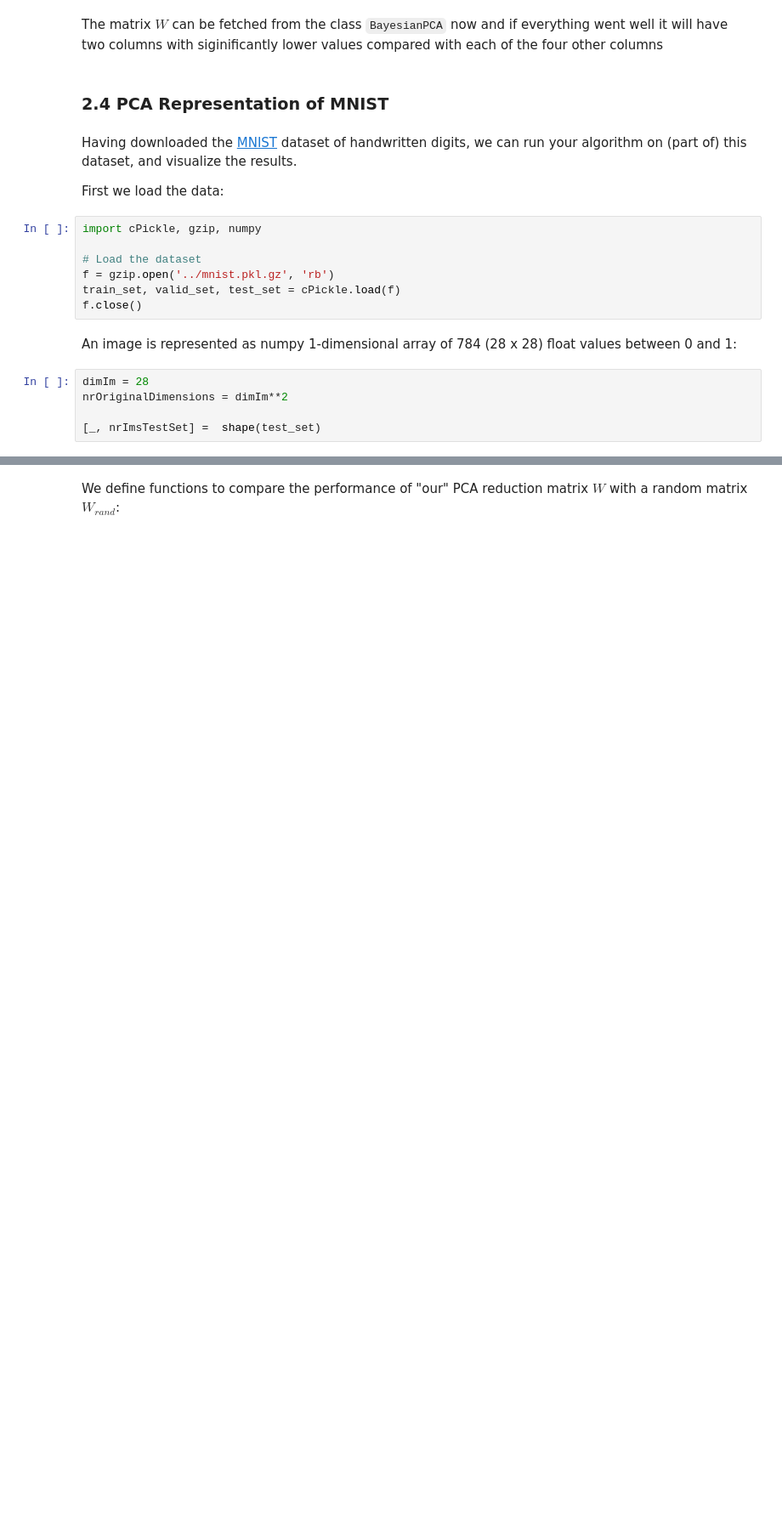
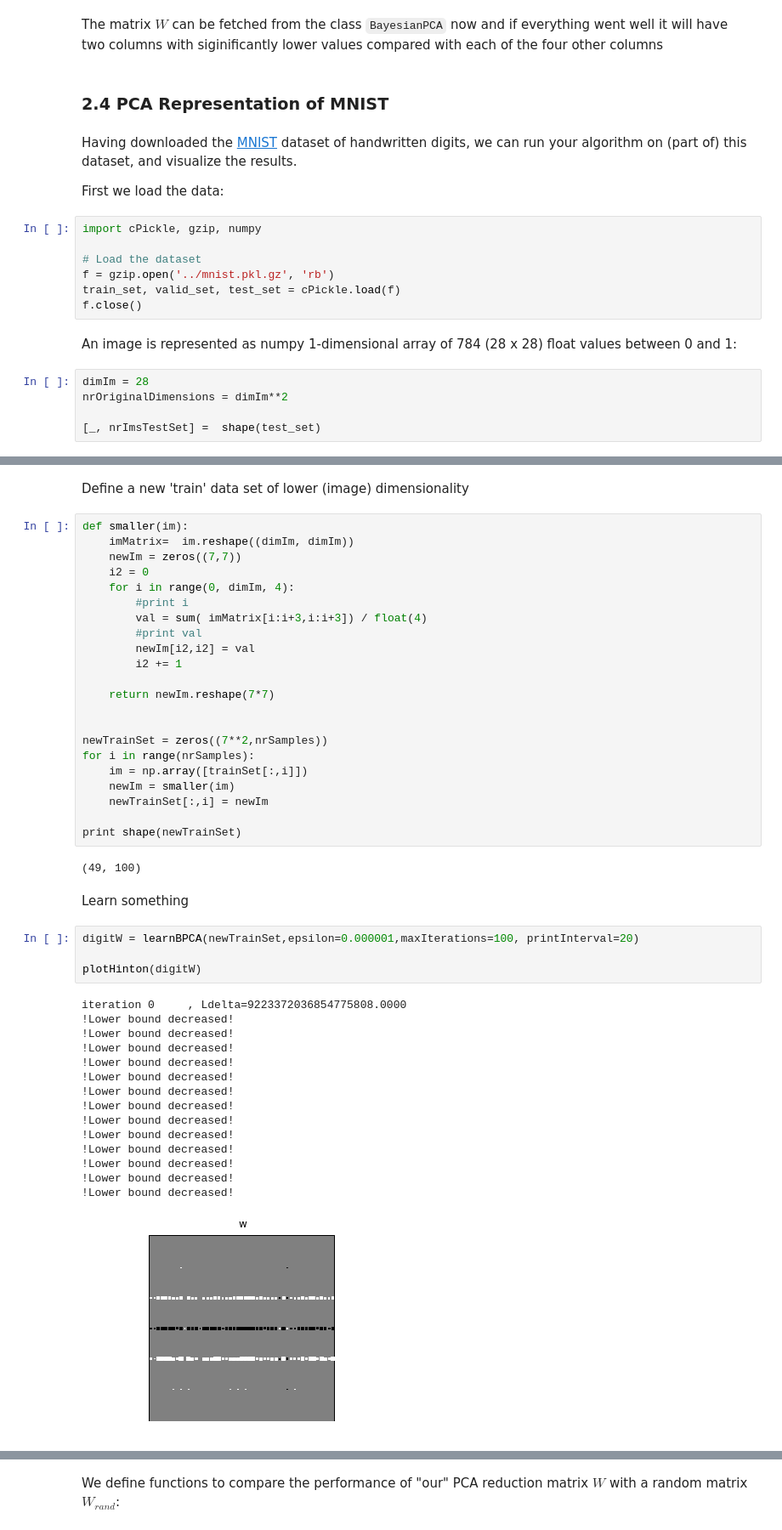
Before and after one commit to stablum/mlpm, a Jupyter notebook: 3/lab03_Belle_Mennes_Stablum.ipynb, the cells around one changed output, grey strips where cells are left out. Shown at 85% size. Drawn from its saved outputs; the diff is of its cells as text; blank space fills up the shorter version.

```diff
--- a/3/lab03_Belle_Mennes_Stablum.ipynb
+++ b/3/lab03_Belle_Mennes_Stablum.ipynb
@@ -1093,0 +1105,48 @@ nrOriginalDimensions = dimIm**2
+# %% [markdown]
+Define a new 'train' data set of lower (image) dimensionality
+# %%
+def smaller(im):
+    imMatrix=  im.reshape((dimIm, dimIm))
+    newIm = zeros((7,7))
+    i2 = 0
+    for i in range(0, dimIm, 4):
+        #print i
+        val = sum( imMatrix[i:i+3,i:i+3]) / float(4)
+        #print val
+        newIm[i2,i2] = val
+        i2 += 1
+
+    return newIm.reshape(7*7)
+
+
+newTrainSet = zeros((7**2,nrSamples))
+for i in range(nrSamples):
+    im = np.array([trainSet[:,i]])
+    newIm = smaller(im)
+    newTrainSet[:,i] = newIm
+
+print shape(newTrainSet)
+# %% [output]
+(49, 100)
+# %% [markdown]
+Learn something
+# %%
+digitW = learnBPCA(newTrainSet,epsilon=0.000001,maxIterations=100, printInterval=20)
+
+plotHinton(digitW)
+# %% [output]
+iteration 0     , Ldelta=9223372036854775808.0000
+!Lower bound decreased!
+!Lower bound decreased!
+!Lower bound decreased!
+!Lower bound decreased!
+!Lower bound decreased!
+!Lower bound decreased!
+!Lower bound decreased!
+!Lower bound decreased!
+!Lower bound decreased!
+!Lower bound decreased!
+!Lower bound decreased!
+!Lower bound decreased!
+!Lower bound decreased!
+[figure, added]
```
Also changed, not shown: parts of 14 cells of this notebook.
